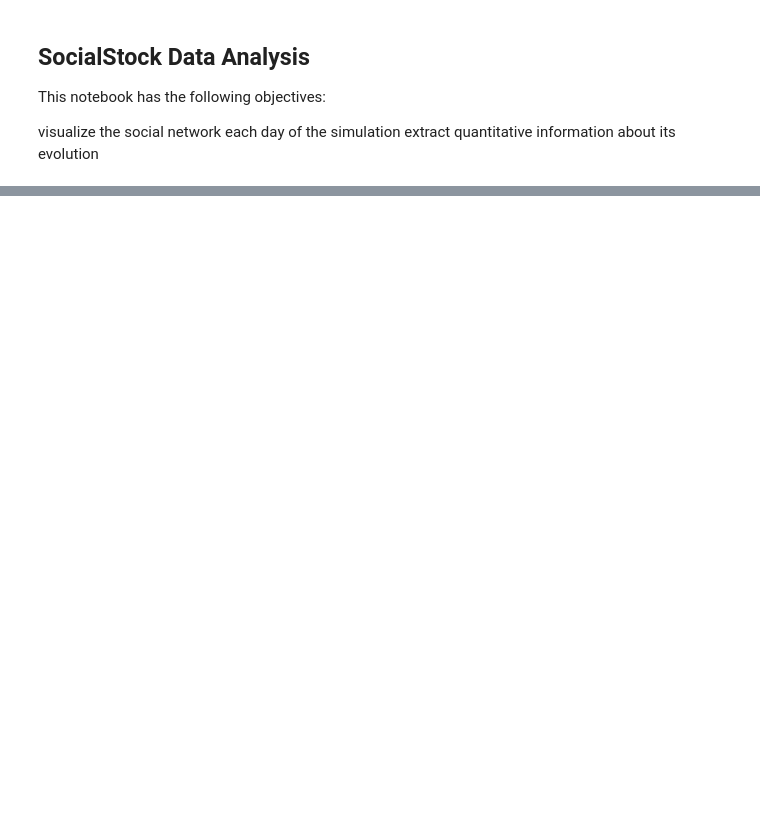
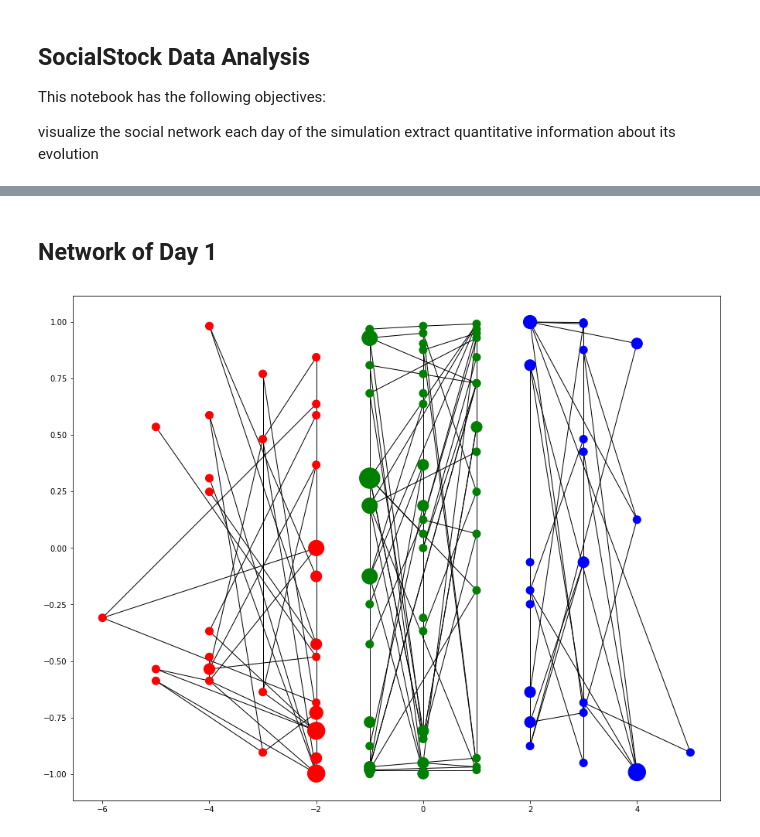
Before and after one commit to FedericoCinus/SocialStock, a Jupyter notebook: data/SocialStockAnalysis.ipynb, the cells around one changed output, grey strips where cells are left out. Saved outputs shown, nothing was run; the diff lists cells and outputs as text; code cells hidden in the pictures; blank space fills up the shorter version.

```diff
--- a/data/SocialStockAnalysis.ipynb
+++ b/data/SocialStockAnalysis.ipynb
@@ -30,17 +48,0 @@ X = np.array(X)
-# %%
-#draw network of Day1
-
-users = 20
-
-
-#SETTING INITIAL POSITION OF NODES
-G1 = nx.DiGraph()
-for u in range(users) :
-        for n in nn[(1,u)] :
-            G1.add_edge(u,n)
-cl = nx.circular_layout(G1)
-Xdf1 = Xdf[Xdf.uDays== 1]
-Xdfd1 = Xdf1.sort_values(["incl", "index"])
-cl1 = {}
-for i , j in enumerate(Xdfd1["index"]):
-    cl1[j] = cl[i]
@@ -75 +106,31 @@ def Graphday(day) :
+# %% [markdown]
+## Network of Day 1
+# %%
+def Graphday(X , day) :
+    G1 = nx.Graph()
+    X1 = X[X.uDays == day]
+    X1 = X1.sort_values(["ind"])
+
+    for u in range(users) :
+            for n in nearest_neighbours[day][u] :
+                G1.add_edge(u,n)
+
+    pos = nx.circular_layout(G1)
+    incols = np.array(["red","green","blue"])
+
+    m = np.sum(O[day] , axis =1)
+    for i in range(users) :
+        pos[i][0] = m[i]
+
+    plt.figure(1,figsize=(15,12))
+
+    nx.draw_networkx(G1,
+                     node_size= X1.deg*100,
+                     pos = pos,
+                     node_color= incols[np.array(X1.incl)+1],
+                     with_labels=False)
+
+Graphday(X,1)
+# %% [output]
+[figure, added]
 # %%
```
Also changed, not shown: parts of 17 cells of this notebook, 29 other files.
